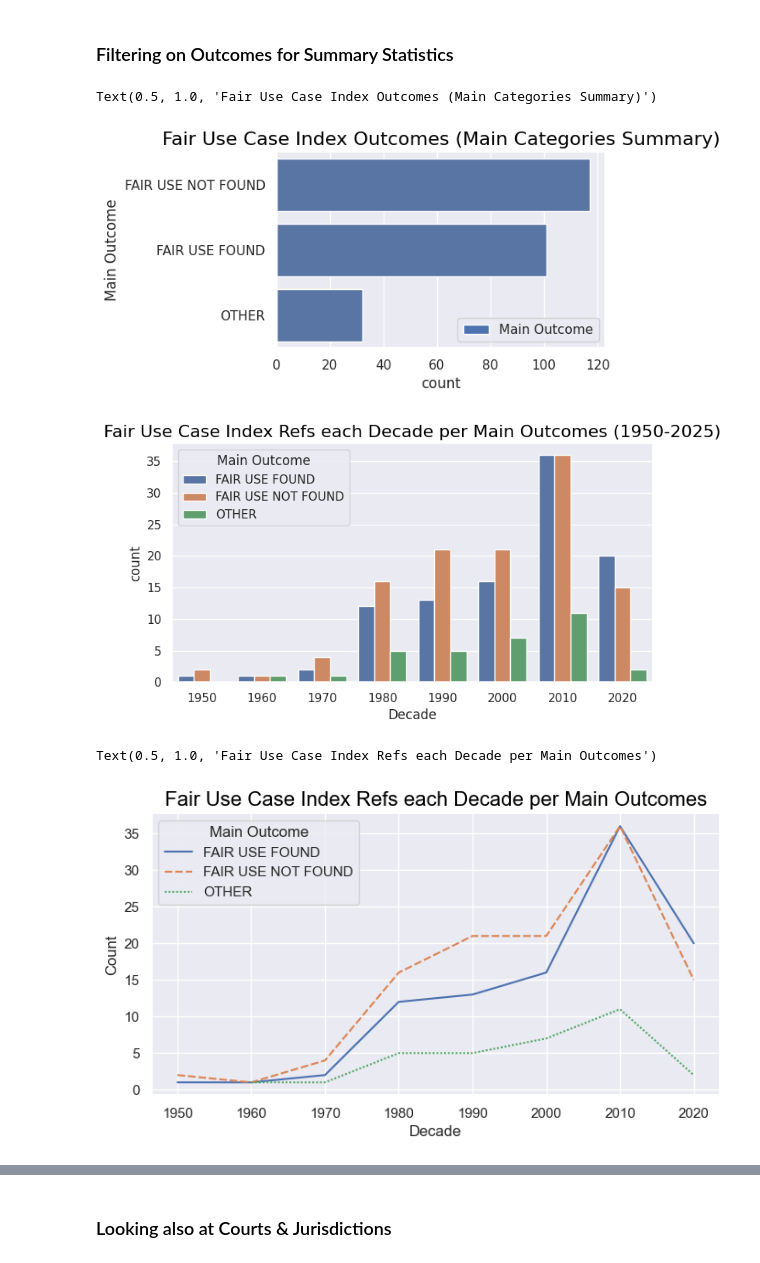
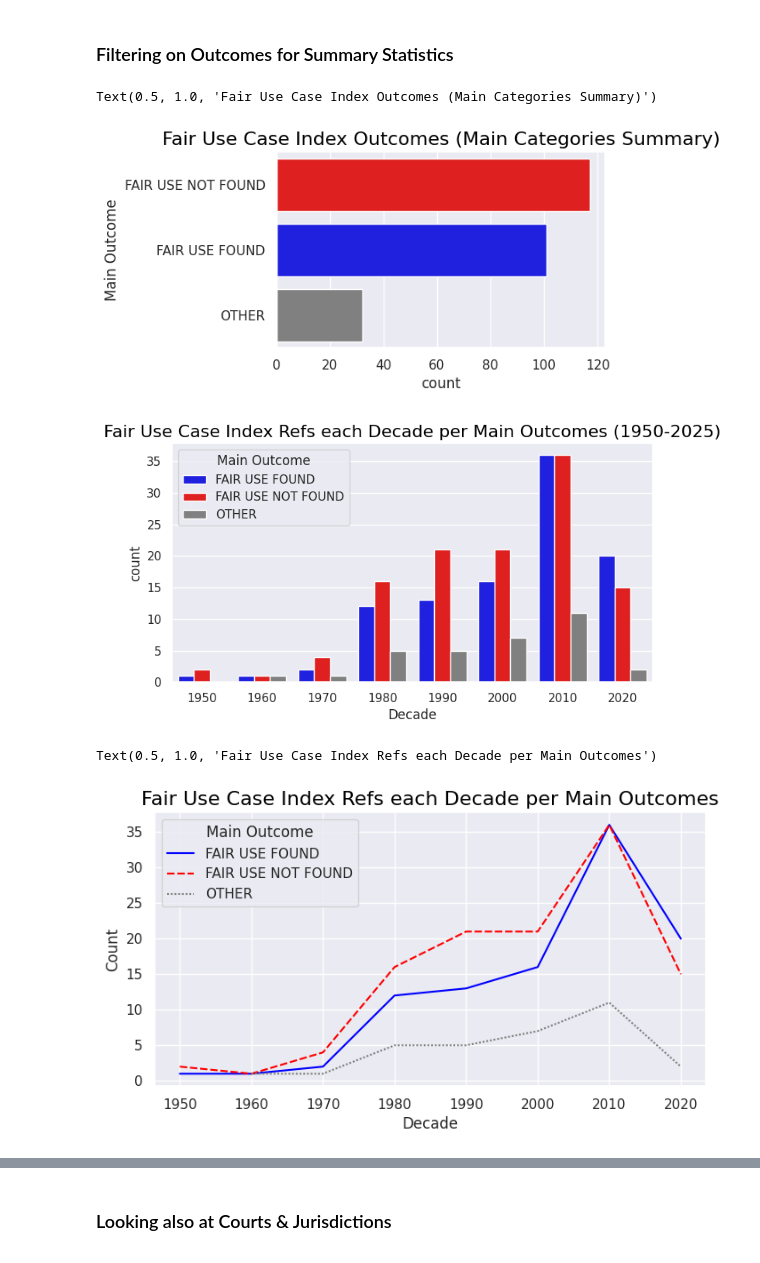
Before and after one commit to atnjqt/fair-use-index, a Jupyter notebook: analysis.ipynb, the cells around one changed output, grey strips where cells are left out. Saved outputs shown, nothing was run; the diff lists cells and outputs as text; code cells hidden in the pictures.

```diff
--- a/analysis.ipynb
+++ b/analysis.ipynb
@@ -32,6 +32,14 @@ _______________
 ## Data Visualizations
 
 - First we review **Outcomes** of the Fair Use Index, as there are many unique values
+# %%
+# Setting some standard plot legends for outcome column visualization consistency
+outcome_colors = {
+    'FAIR USE FOUND': 'blue',
+    'FAIR USE NOT FOUND': 'red',
+    'OTHER': 'gray'
+}
+legend_order = ['FAIR USE FOUND', 'FAIR USE NOT FOUND', 'OTHER']
 # %%
 #df['Outcome'].value_counts(ascending=True).plot(kind='barh', figsize=(5,3), label='Outcome')
 # seaborn plot sorted by value count of df.Outcome
@@ -136,25 +144,32 @@ df['Main Outcome'] = df['Outcome'].str.upper().apply(lambda x: 'FAIR USE FOUND'
 # %%
 # Bar plot of the number of cases per main outcome
 df['Main Outcome'].value_counts().plot(kind='barh', figsize=(5,3), label='Main Outcome')
 # make this look better with seaborn plot
 title='Fair Use Case Index Outcomes (Main Categories Summary)'
-sns.countplot(y='Main Outcome', data=df).set_title(title, fontsize=16, color='black')
+sns.countplot(y='Main Outcome',
+              data=df,
+              hue='Main Outcome',
+              palette=outcome_colors,
+              hue_order=legend_order ).set_title(title, fontsize=16, color='black')
 # %% [output]
 Text(0.5, 1.0, 'Fair Use Case Index Outcomes (Main Categories Summary)')
-[figure, old version]
+[figure, new version]
 # %%
 # sns plot on year value counts with hue as Main Outcome
 sns.set(rc={'figure.figsize':(8,4)})
 sns.set_style("darkgrid")
 title='Fair Use Case Index Refs each Decade per Main Outcomes (1950-2025)'
 #sns.lineplot(data=df[df['Year'] >= 1950]['Year'].value_counts().sort_index()).set_title(title, fontsize=16, color='black')
-sns.countplot(x='Decade', data=df[df['Year'] >= 1950], hue='Main Outcome').set_title(title, fontsize=16, color='black')
+sns.countplot(x='Decade', data=df[df['Year'] >= 1950],
+              hue='Main Outcome',
+              palette=outcome_colors,
+              hue_order=legend_order).set_title(title, fontsize=16, color='black')
 # convert that to a line plot with hue as Main Outcome
 #sns.lineplot(data=df, x='Decade', y='Count', hue='Main Outcome').set_title(title, fontsize=16, color='black')
 
 plt.savefig('./static/images/fui_decade_outcomes_summary.png',bbox_inches='tight')
 # %% [output]
-[figure, old version]
+[figure, new version]
 # %%
 # sns plot on year value counts with hue as Main Outcome
 # Count occurrences
@@ -164,10 +179,16 @@ df_counts = df_counts[df_counts['Decade'] >= 1950]
 sns.set(rc={'figure.figsize':(8,4)})
 sns.set_style("darkgrid")
 title='Fair Use Case Index Refs each Decade per Main Outcomes'
-sns.lineplot(data=df_counts, x='Decade', y='Count', hue='Main Outcome', style='Main Outcome').set_title(title, fontsize=16, color='black')
+sns.lineplot(data=df_counts,
+             x='Decade',
+             y='Count',
+             hue='Main Outcome',
+             style='Main Outcome',
+             palette=outcome_colors,
+             hue_order=legend_order).set_title(title, fontsize=16, color='black')
 # %% [output]
 Text(0.5, 1.0, 'Fair Use Case Index Refs each Decade per Main Outcomes')
-[figure, old version]
+[figure, new version]
 # %%
 # sns plot on year value counts with hue as Main Outcome
 # Count occurrences
```
Also changed, not shown: parts of 26 cells of this notebook, 11 other files.
